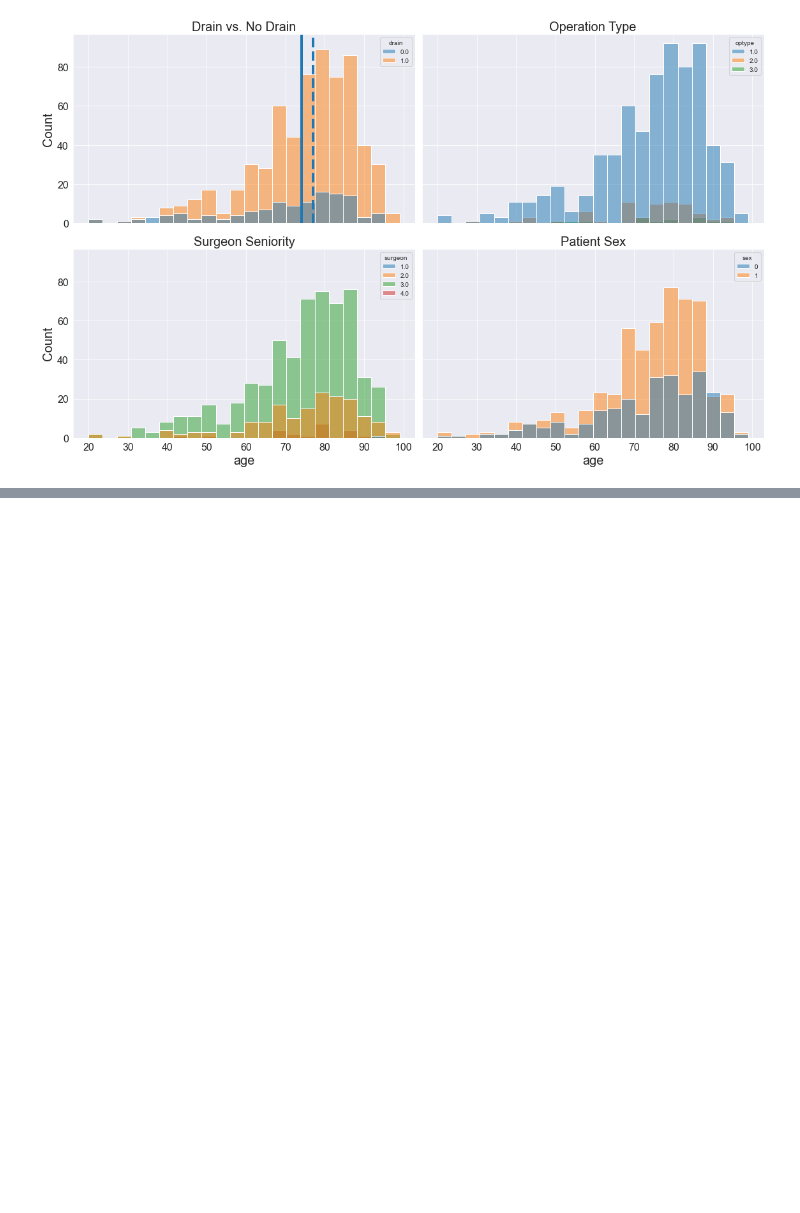
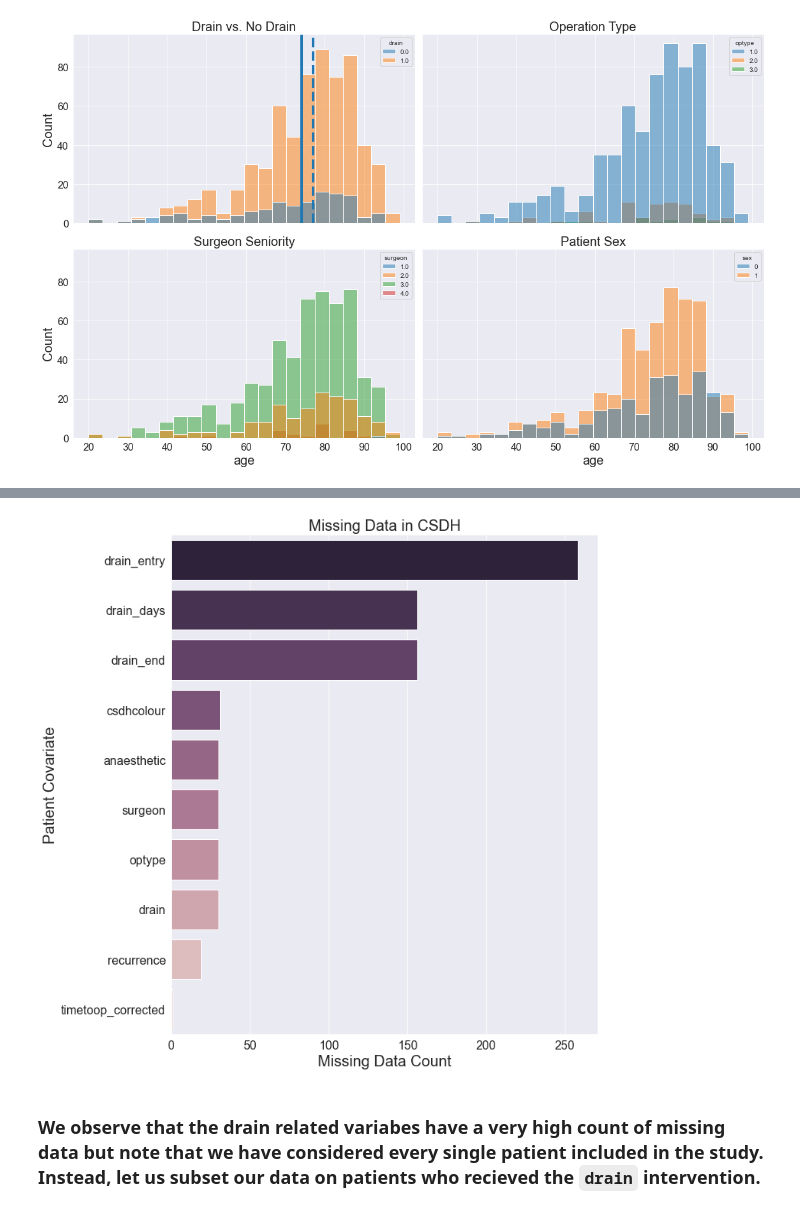
Before and after one commit to c-abbott/surviving-the-icu, a Jupyter notebook: notebooks/csdh_eda.ipynb, the cells around one changed output, grey strips where cells are left out. Saved outputs shown, nothing was run; the diff lists cells and outputs as text; code cells hidden in the pictures; blank space fills up the shorter version.

```diff
--- a/notebooks/csdh_eda.ipynb
+++ b/notebooks/csdh_eda.ipynb
@@ -107,0 +114,8 @@ plt.show()
+# %%
+# Counting NaNs
+md_df = csdh.isna().sum().to_frame(name="missing_data_count").reset_index()
+md_df = md_df.rename(columns={"index":"covariate"})
+# Sorting.
+md_df = md_df.sort_values(by="missing_data_count", ascending=False)
+# Remove zeros
+md_df = md_df.drop(md_df[md_df['missing_data_count']==0].index)
@@ -107,0 +136,10 @@ plt.show()
+# %%
+fig, ax = plt.subplots(1, 1, figsize=(10, 12))
+pal = sns.cubehelix_palette(md_df.shape[0])[::-1]
+sns.barplot(x="missing_data_count", y="covariate", data=md_df, palette=pal)
+ax.set(xlabel='Missing Data Count', ylabel='Patient Covariate', title='Missing Data in CSDH')
+plt.show()
+# %% [output]
+[figure, added]
+# %% [markdown]
+### We observe that the drain related variabes have a very high count of missing data but note that we have considered every single patient included in the study. Instead, let us subset our data on patients who recieved the `drain` intervention.
```
Also changed, not shown: parts of 23 cells of this notebook.
